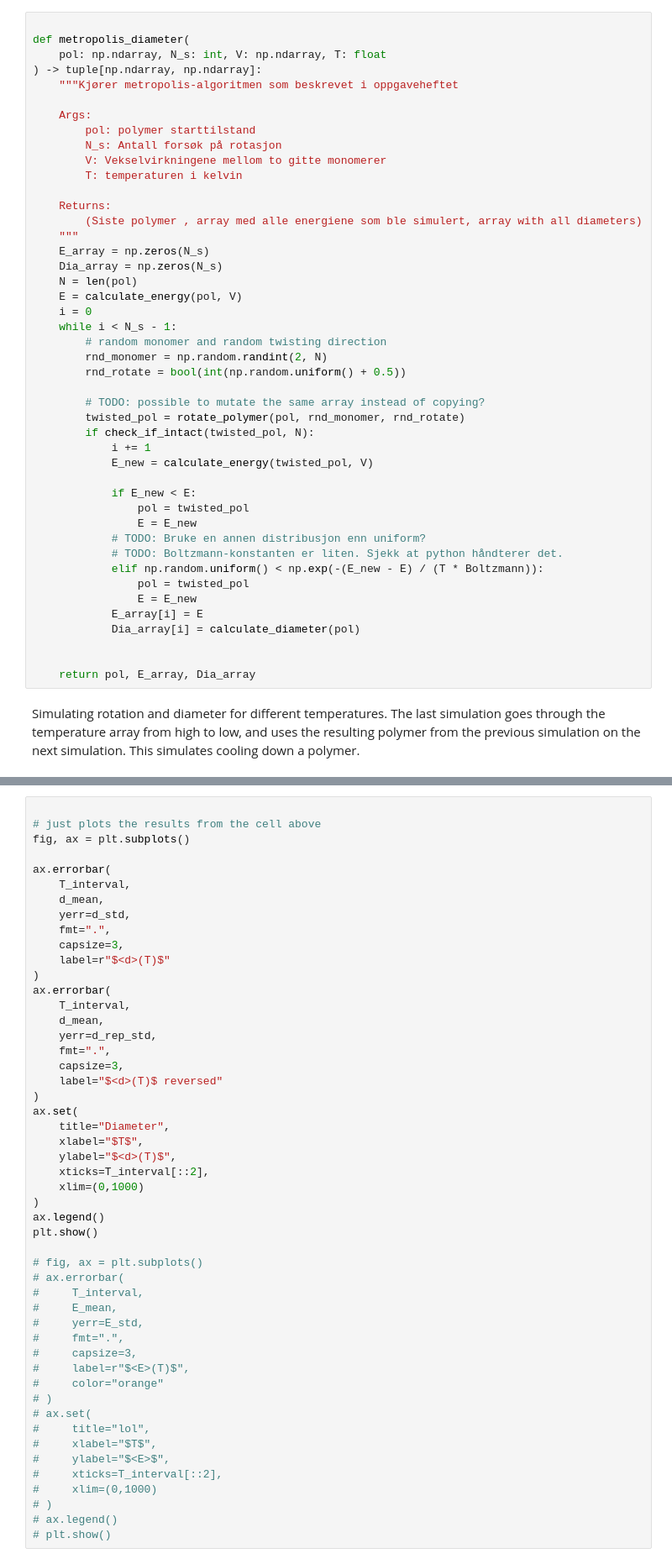
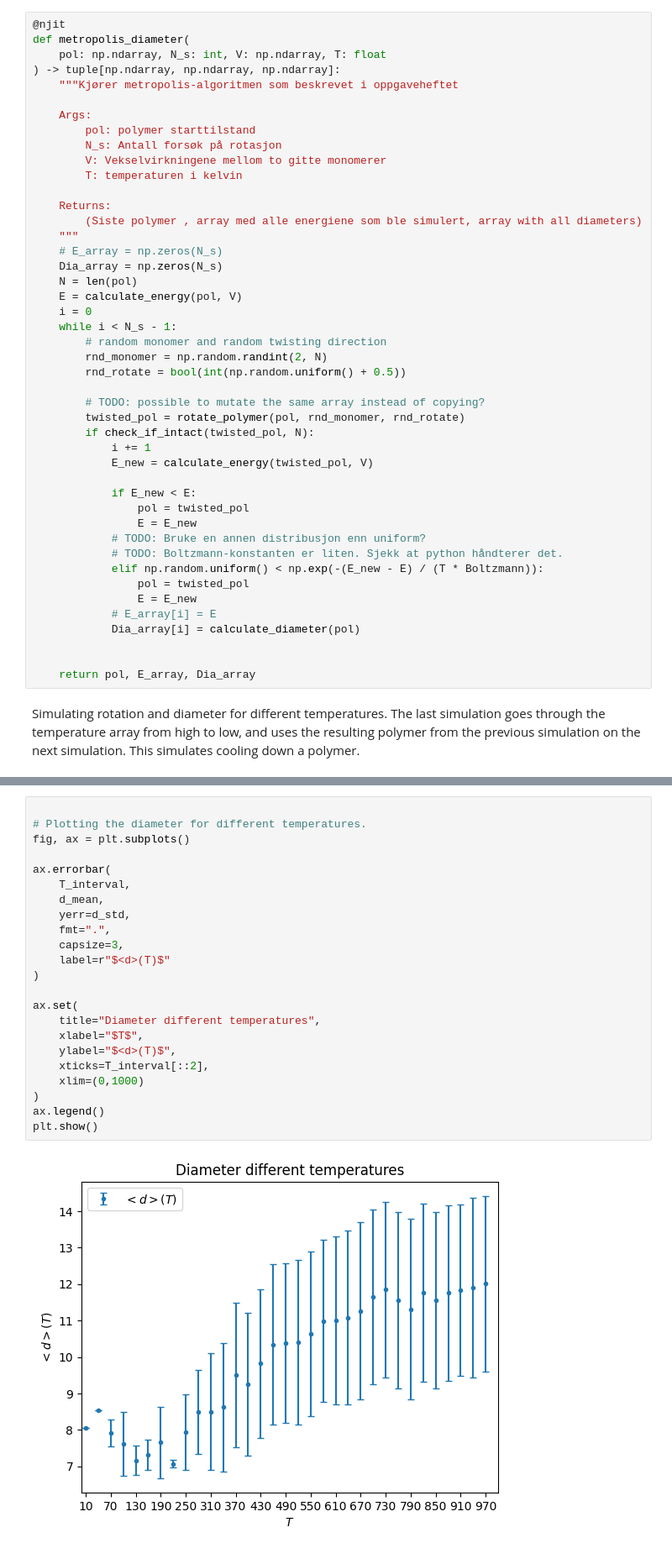
Before and after one commit to tncrdk/Biofysikk-prosjekt, a Jupyter notebook: Aakre_Djupvik_Jakobsen.ipynb, the cells around one changed output, grey strips where cells are left out. Shown at 84% size. Cells and saved outputs as stored; diff of their text form.

```diff
--- a/Aakre_Djupvik_Jakobsen.ipynb
+++ b/Aakre_Djupvik_Jakobsen.ipynb
@@ -1069,10 +1109,10 @@ def calculate_diameter(polymer: np.ndarray) -> float:
 # %% [markdown]
 The metropolis algorithm with a diameter calculation included
 # %%
-
+@njit
 def metropolis_diameter(
     pol: np.ndarray, N_s: int, V: np.ndarray, T: float
-) -> tuple[np.ndarray, np.ndarray]:
+) -> tuple[np.ndarray, np.ndarray, np.ndarray]:
     """Kjører metropolis-algoritmen som beskrevet i oppgaveheftet
 
     Args:
@@ -1084,7 +1124,7 @@ def metropolis_diameter(
     Returns:
         (Siste polymer , array med alle energiene som ble simulert, array with all diameters)
     """
-    E_array = np.zeros(N_s)
+    # E_array = np.zeros(N_s)
     Dia_array = np.zeros(N_s)
     N = len(pol)
     E = calculate_energy(pol, V)
@@ -1108,7 +1148,7 @@ def metropolis_diameter(
             elif np.random.uniform() < np.exp(-(E_new - E) / (T * Boltzmann)):
                 pol = twisted_pol
                 E = E_new
-            E_array[i] = E
+            # E_array[i] = E
             Dia_array[i] = calculate_diameter(pol)
 
 
@@ -1154,50 +1197,25 @@ for i, T in enumerate(T_rep_interval):
 # %%
 
-# just plots the results from the cell above
+# Plotting the diameter for different temperatures.
 fig, ax = plt.subplots()
 
 ax.errorbar(
     T_interval,
     d_mean,
     yerr=d_std,
     fmt=".",
     capsize=3,
     label=r"$<d>(T)$"
 )
-ax.errorbar(
-    T_interval,
-    d_mean,
-    yerr=d_rep_std,
-    fmt=".",
-    capsize=3,
-    label="$<d>(T)$ reversed"
-)
+
 ax.set(
-    title="Diameter",
+    title="Diameter different temperatures",
     xlabel="$T$",
     ylabel="$<d>(T)$",
     xticks=T_interval[::2],
     xlim=(0,1000)
 )
 ax.legend()
 plt.show()
-
-# fig, ax = plt.subplots()
-# ax.errorbar(
-#     T_interval,
-#     E_mean,
-#     yerr=E_std,
-#     fmt=".",
-#     capsize=3,
-#     label=r"$<E>(T)$",
-#     color="orange"
-# )
-# ax.set(
-#     title="lol",
-#     xlabel="$T$",
-#     ylabel="$<E>$",
-#     xticks=T_interval[::2],
-#     xlim=(0,1000)
-# )
-# ax.legend()
-# plt.show()
+# %% [output]
+[figure, added]
```
Also changed, not shown: parts of 17 cells of this notebook, 1 other file.
